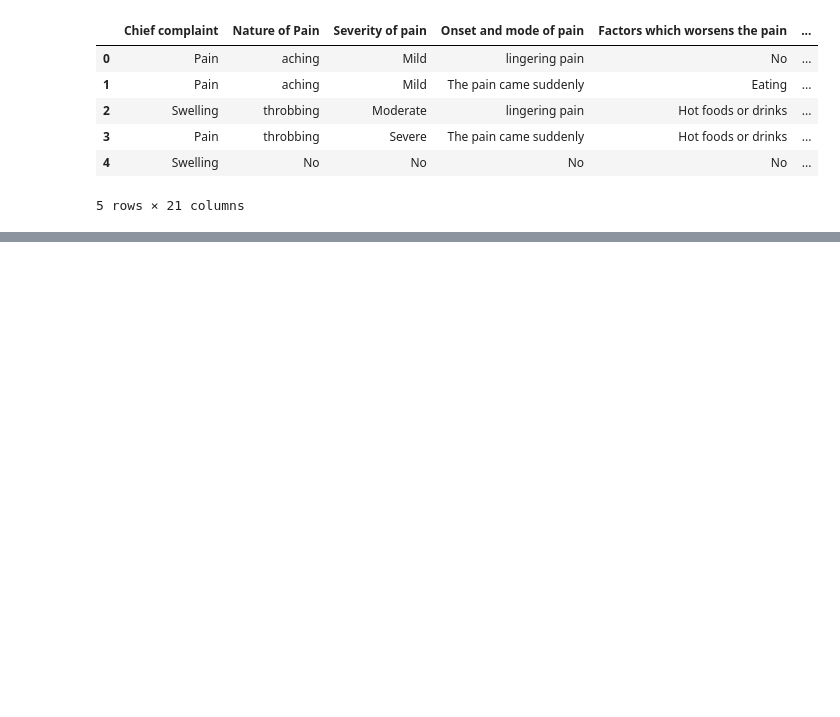
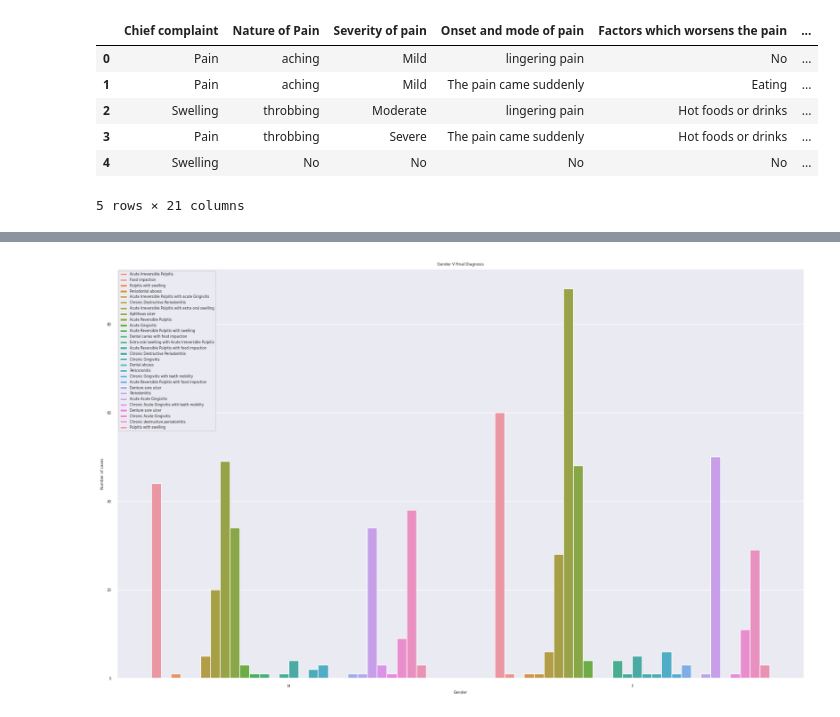
Before and after one commit to TheHuntsman4/EEML_Proposal, a Jupyter notebook: model.ipynb, the cells around one changed output, grey strips where cells are left out. Drawn from its saved outputs; the diff is of its cells as text; code cells hidden in the pictures; blank space fills up the shorter version.

```diff
--- a/model.ipynb
+++ b/model.ipynb
@@ -46,5 +38,5 @@ Is there pain in the gums
 If any tooth/teeth is/are mobile, what is the degree of mobility                     345
 dtype: int64
 # %%
-df=df.fillna("No")
-df.isna().sum()
+# df=df.fillna("No")
+# df.isna().sum()
@@ -112,0 +135,14 @@ sns.heatmap(df.corr(),cmap='RdBu',vmin=-1,vmax=1,annot=True,square=True,ax=ax)
+# %%
+sns.set(font_scale=0.5)
+plt.figure(figsize=(20,12))
+
+sns.countplot(x="Gender", hue="Final Diagnosis", data=df)
+plt.title("Gender V Final Diagnosis")
+plt.xlabel("Gender")
+plt.ylabel("Number of cases")
+
+plt.legend(loc='upper left')
+
+plt.show()
+# %% [output]
+[figure, added]
```
Also changed, not shown: parts of 11 cells of this notebook.
